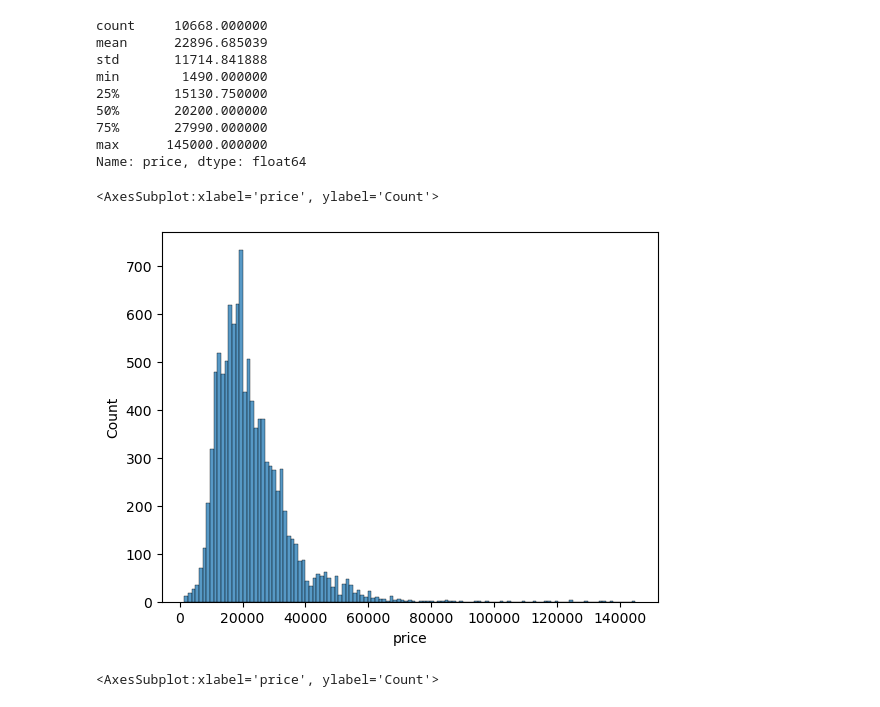
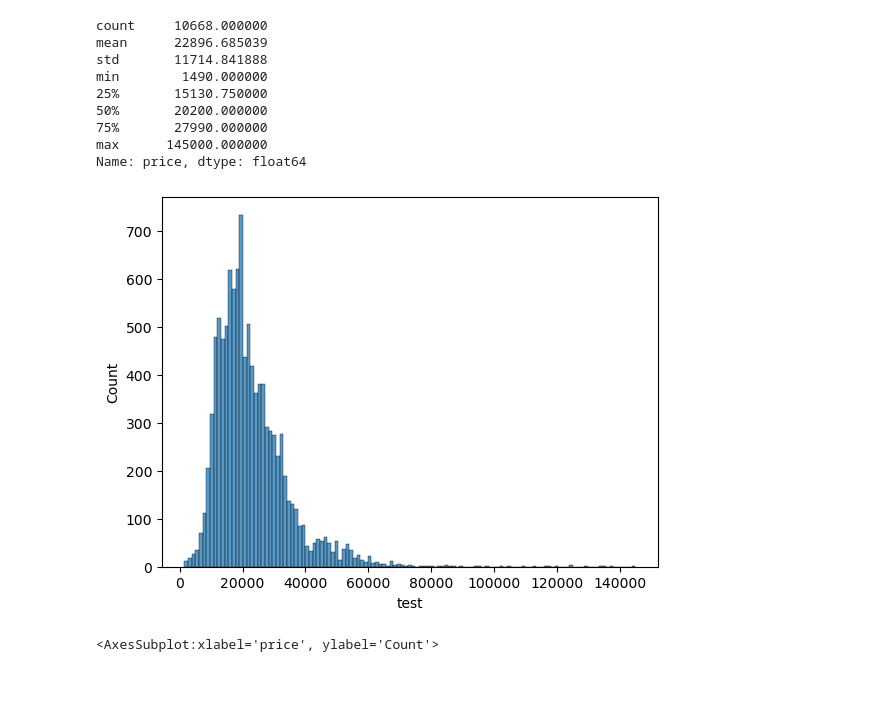
Before and after one commit to burkeob/Car-Price-Prediction, a Jupyter notebook: src/EDA.ipynb, the cells around one changed output. Drawn from its saved outputs; the diff is of its cells as text; code cells hidden in the pictures.

Commit message:
First couple of figures

```diff
--- a/src/EDA.ipynb
+++ b/src/EDA.ipynb
@@ -124,10 +124,11 @@ min        1490.000000
 max      145000.000000
 Name: price, dtype: float64
 # %%
-sb.histplot(df['price'])
+fig = sb.histplot(df['price']).get_figure()
+plt.xlabel('test')
+plt.savefig('../figures/price_histogram.png')
 # %% [output]
-<AxesSubplot:xlabel='price', ylabel='Count'>
-[figure, old version]
+[figure, new version]
 # %%
 sb.histplot(np.log(df['price']))
 # %% [output]
```
Also changed, not shown: 3 other files.
